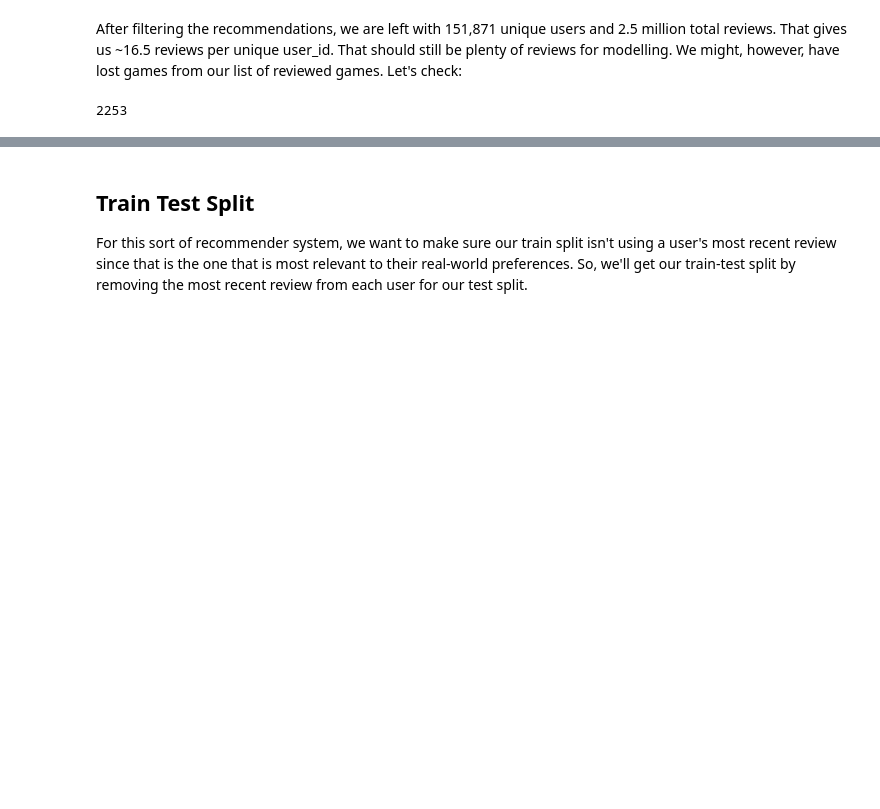
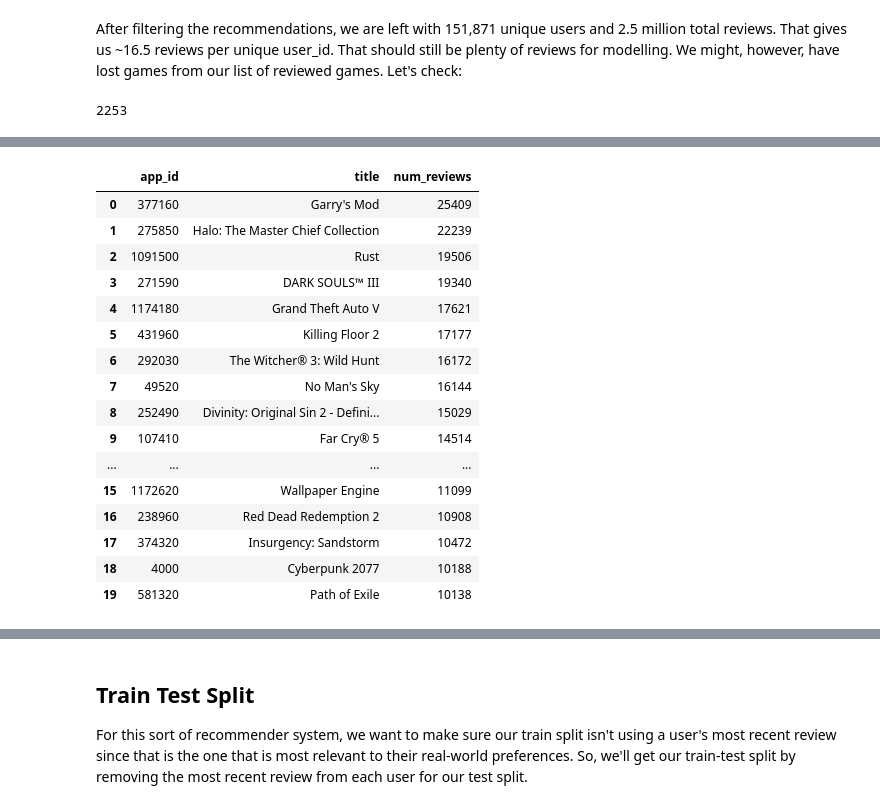
Before and after one commit to ericbohner/Capstone, a Jupyter notebook: NCF_Model.ipynb, the cells around one changed output, grey strips where cells are left out. Saved outputs shown, nothing was run; the diff lists cells and outputs as text; code cells hidden in the pictures; blank space fills up the shorter version.

```diff
--- a/NCF_Model.ipynb
+++ b/NCF_Model.ipynb
@@ -97,0 +114,27 @@ By filtering our recs_df to only include users with 10 or more reviews, we end u
+# %%
+# look at the 20 most popular games
+popular_games = recs_df['app_id'].value_counts().sort_values(ascending=False)[0:20]
+# find titles
+app_titles = games_df['title'].loc[games_df['app_id'].isin(popular_games.index)]
+
+# add everything to a dataframe
+popular_games_df = pd.DataFrame({'app_id': popular_games.index, 'title': app_titles.values, 'num_reviews': popular_games.values})
+display(popular_games_df)
+# %% [output]
+|  | app_id | title | num_reviews |
+| 0 | 377160 | Garry's Mod | 25409 |
+| 1 | 275850 | Halo: The Master Chief Collection | 22239 |
+| 2 | 1091500 | Rust | 19506 |
+| 3 | 271590 | DARK SOULS™ III | 19340 |
+| 4 | 1174180 | Grand Theft Auto V | 17621 |
+| 5 | 431960 | Killing Floor 2 | 17177 |
+| 6 | 292030 | The Witcher® 3: Wild Hunt | 16172 |
+| 7 | 49520 | No Man's Sky | 16144 |
+| 8 | 252490 | Divinity: Original Sin 2 - Defini... | 15029 |
+| 9 | 107410 | Far Cry® 5 | 14514 |
+| ... | ... | ... | ... |
+| 15 | 1172620 | Wallpaper Engine | 11099 |
+| 16 | 238960 | Red Dead Redemption 2 | 10908 |
+| 17 | 374320 | Insurgency: Sandstorm | 10472 |
+| 18 | 4000 | Cyberpunk 2077 | 10188 |
+| 19 | 581320 | Path of Exile | 10138 |
```
Also changed, not shown: parts of 9 cells of this notebook, 5 other files.
